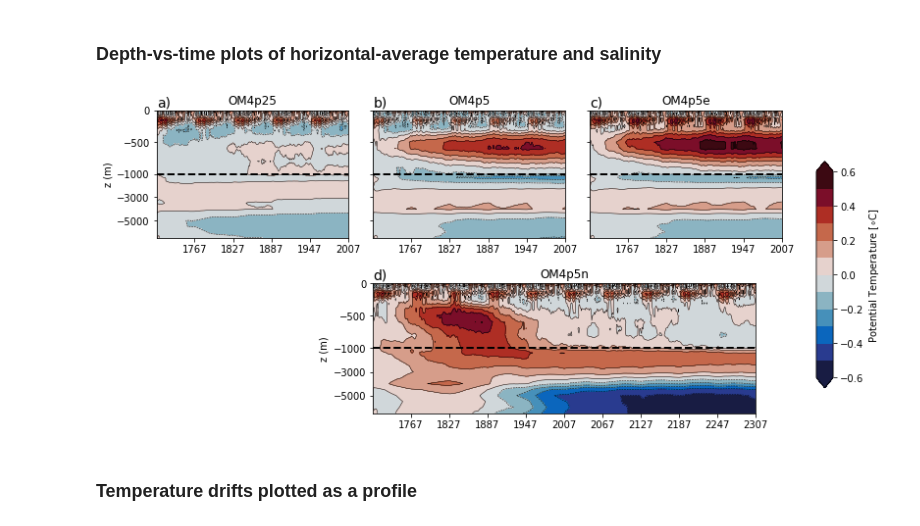
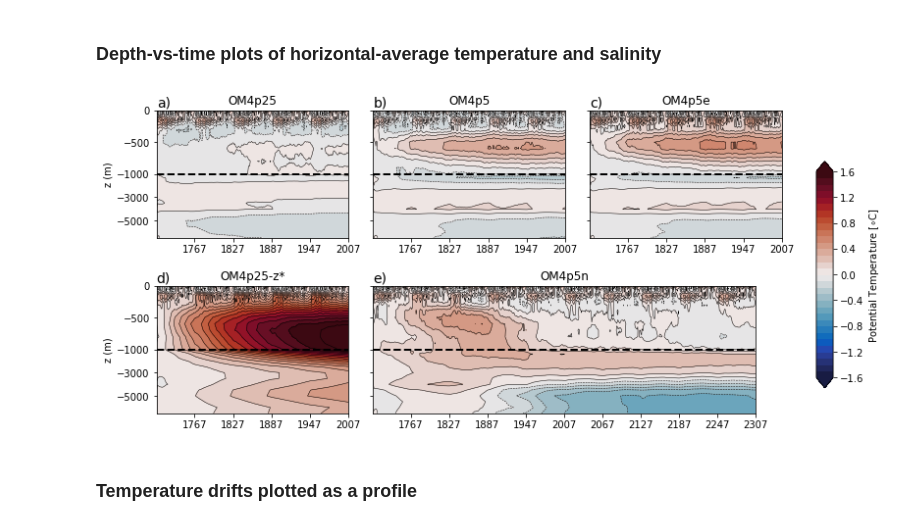
Before and after one commit to NOAA-GFDL/OM4-figures, a Jupyter notebook: heat-uptake.ipynb, the cells around one changed output. Saved outputs shown, nothing was run; the diff lists cells and outputs as text; code cells hidden in the pictures.

```diff
--- a/heat-uptake.ipynb
+++ b/heat-uptake.ipynb
@@ -142,10 +144,10 @@ Dmgetting files ... Done!
 ### Time series of volume mean temperature and salinity
 # %%
 smg09_limits = False
-xlim = (1708,2007)
+xlim = (1707,2007)
 
 # Initialize the figure
-fig = set_figure(19,aspect=(7,14))
+fig = set_figure(19,aspect=(5,10))
 
 # SST panel
 ax1 = plt.subplot(3,1,1)
@@ -174,8 +176,8 @@ if smg09_limits is True:
     ylim = (1.,4.5)
     loc=4
 else:
-    ylim = (3.5,4.0)
-    loc=1
+    ylim = (3.5,4.4)
+    loc=7
 
 ax3 = plt.subplot(3,1,3)
 for n,e in enumerate(experiments):
@@ -187,7 +189,8 @@ plt.xlim(xlim)
 plt.ylim(ylim)
 plt.ylabel('Volume Mean \nPotential Temperature [$^{\circ}$C]')
 if smg09_limits is True: plt.ylim(1.,4.5)
-ax3_inset = inset_axes(ax3,width="30%",height=.8,loc=loc)
+#ax3_inset = inset_axes(ax3,width="30%",height=.8,loc=loc)
+ax3_inset = plt.axes([.23,.24,.3,.07])
 e = OM4_05_NEP
 tax = [x.year for x in e.time]
 plt.plot(tax,e.thetaoga, color=e.linecolor)
@@ -195,7 +198,7 @@ ax3_inset.set_xticks([1700,1900,2100,2300])
 plt.tick_params(axis='both', which='major', labelsize=9)
 if smg09_limits is True: plt.ylim(ylim)
 
-for ax in [ax1,ax2,ax3]: ax.set_xticks([1767,1827,1887,1947,2007])
+for ax in [ax1,ax2,ax3]: ax.set_xticks([1707,1767,1827,1887,1947,2007])
 for ax in [ax1,ax2]: ax.set_xticklabels([])
 
 plt.subplots_adjust(wspace=0.3,hspace=0.15)
@@ -204,5 +207,6 @@ plt.subplots_adjust(wspace=0.3,hspace=0.15)
 subplots = [(ax1,'a)'),(ax2,'b)'),(ax3,'c)')]
 for s in subplots: s[0].text(0.0,1.02,s[1],fontsize=14,transform=s[0].transAxes)
 
+plt.tight_layout()
 plt.savefig('heat-uptake-sst-flux-vmean.png')
 # %% [output]
@@ -241,7 +245,7 @@ smg09_limits = False
 if smg09_limits is True:
     levels = np.arange(-0.3,0.32,0.02)
 else:
-    levels = np.arange(-0.6,0.65,0.1)
+    levels = np.arange(-1.6,1.65,0.1)
 
 cmap = cmocean.cm.balance
 norm = mpl.colors.BoundaryNorm(levels, cmap.N)
@@ -273,38 +277,42 @@ cf2 = _plot_panel(OM4_05)
 ax3 = plt.subplot2grid((16,16), (0,10), rowspan=7, colspan=4)
 cf3 = _plot_panel(OM4_05_SM)
 
-ax4 = plt.subplot2grid((32,32), (18, 10), rowspan=14, colspan=17)
+ax4 = plt.subplot2grid((16,32), (9, 10), rowspan=7, colspan=17)
 cf4 = _plot_panel(OM4_05_NEP)
 
 ax5 = plt.subplot2grid((60,60), (10,56), rowspan=45, colspan=1)
 plt.colorbar(cf4,cax=ax5,orientation='vertical',extend='both',label='Potential Temperature [$\circ$C]')
 
+ax6 = plt.subplot2grid((16,16), (9, 0), rowspan=7, colspan=4)
+cf6 = _plot_panel(OM4_025_z)
+
 #-- invert y-axis and apply split scale
-for ax in [ax1,ax2,ax3,ax4]:
+for ax in [ax1,ax2,ax3,ax4,ax6]:
     ax.invert_yaxis()
     ax.set_yscale('splitscale', zval=[0.,-1000.,-6500.])
     ax.set_yticks([-5000,-3000,-1000,-500,0])
     ax.set_xticks([1767,1827,1887,1947,2007])
 
 ax4.set_xticks([1767,1827,1887,1947,2007,2067,2127,2187,2247,2307])
 
-for ax in [ax2,ax3]:
+for ax in [ax2,ax3,ax4]:
     ax.set_yticklabels([])
     ax.set_ylabel('')
 
 plt.subplots_adjust(wspace=-0.3,hspace=0.8)
 
 # Set poition of ax4 exactly
 bb2,bb4 = ax2.get_position(), ax4.get_position()
 ax4.set_position([bb2.x0,bb4.y0,bb4.x1-bb4.x0,bb4.y1-bb4.y0])
 
 #-- Add letters over plots
-subplots = [(ax1,'a)'),(ax2,'b)'),(ax3,'c)'),(ax4,'d)')]
+subplots = [(ax1,'a)'),(ax2,'b)'),(ax3,'c)'),(ax6,'d)'),(ax4,'e)')]
 for s in subplots: s[0].text(0.0,1.028,s[1],fontsize=14,transform=s[0].transAxes)
 
+plt.tight_layout()
 plt.savefig('heat-uptake-t-drift.png')
 # %% [output]
-[figure, old version]
+[figure, new version]
 # %% [markdown]
 ### Temperature drifts plotted as a profile
 # %%
```
Also changed, not shown: parts of 4 cells of this notebook.
